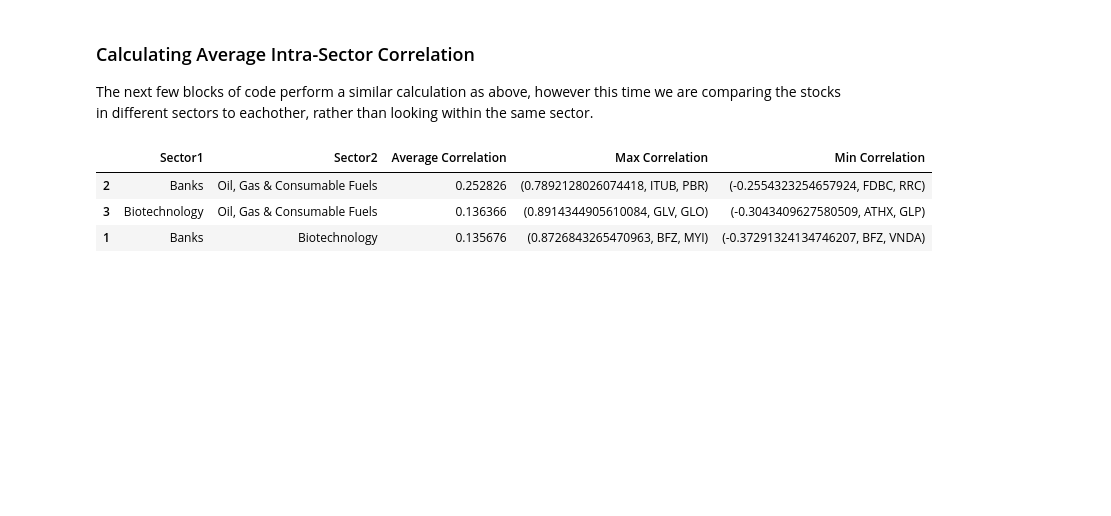
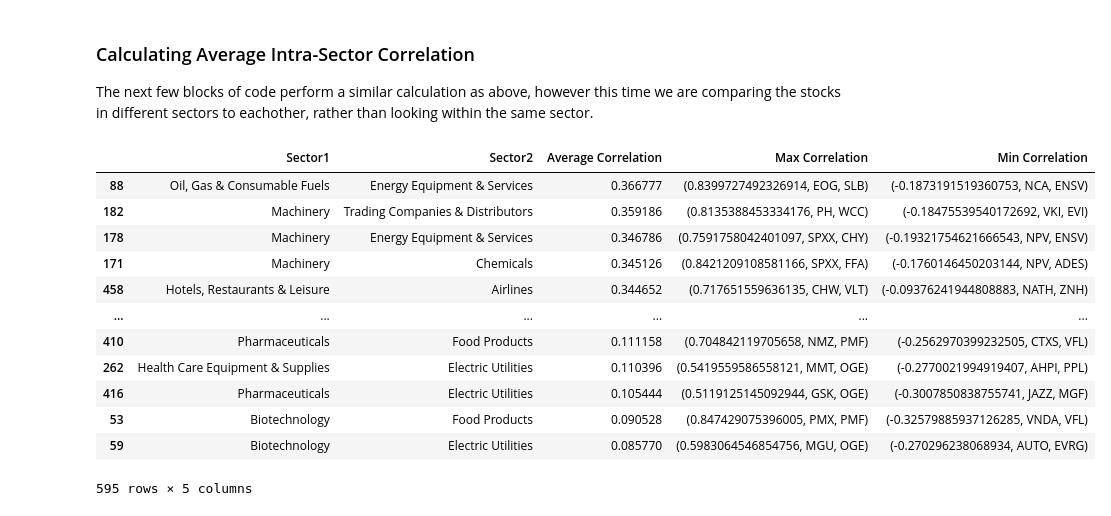
Before and after one commit to deliarm/672_final, a Jupyter notebook: sectorComp.ipynb, the cells around one changed output. Cells and saved outputs as stored; diff of their text form; code cells hidden in the pictures; blank space fills up the shorter version.

Commit message:
finished computing sector correlations

```diff
--- a/sectorComp.ipynb
+++ b/sectorComp.ipynb
@@ -181,9 +186,19 @@ def getAllInterSectorCorrelations(df):
 df_inter = pd.DataFrame(columns=["Sector1","Sector2","Average Correlation","Max Correlation","Min Correlation"])
 getAllInterSectorCorrelations(df_inter)
 # %%
-df_inter.sort_values('Average Correlation',ascending=False)
+df_inter = df_inter.sort_values('Average Correlation',ascending=False)
+df_inter
 # %% [output]
 |  | Sector1 | Sector2 | Average Correlation | Max Correlation | Min Correlation |
-| 2 | Banks | Oil, Gas & Consumable Fuels | 0.252826 | (0.7892128026074418, ITUB, PBR) | (-0.2554323254657924, FDBC, RRC) |
-| 3 | Biotechnology | Oil, Gas & Consumable Fuels | 0.136366 | (0.8914344905610084, GLV, GLO) | (-0.3043409627580509, ATHX, GLP) |
-| 1 | Banks | Biotechnology | 0.135676 | (0.8726843265470963, BFZ, MYI) | (-0.37291324134746207, BFZ, VNDA) |
+| 88 | Oil, Gas & Consumable Fuels | Energy Equipment & Services | 0.366777 | (0.8399727492326914, EOG, SLB) | (-0.1873191519360753, NCA, ENSV) |
+| 182 | Machinery | Trading Companies & Distributors | 0.359186 | (0.8135388453334176, PH, WCC) | (-0.18475539540172692, VKI, EVI) |
+| 178 | Machinery | Energy Equipment & Services | 0.346786 | (0.7591758042401097, SPXX, CHY) | (-0.19321754621666543, NPV, ENSV) |
+| 171 | Machinery | Chemicals | 0.345126 | (0.8421209108581166, SPXX, FFA) | (-0.1760146450203144, NPV, ADES) |
+| 458 | Hotels, Restaurants & Leisure | Airlines | 0.344652 | (0.717651559636135, CHW, VLT) | (-0.09376241944808883, NATH, ZNH) |
+| ... | ... | ... | ... | ... | ... |
+| 410 | Pharmaceuticals | Food Products | 0.111158 | (0.704842119705658, NMZ, PMF) | (-0.2562970399232505, CTXS, VFL) |
+| 262 | Health Care Equipment & Supplies | Electric Utilities | 0.110396 | (0.5419559586558121, MMT, OGE) | (-0.2770021994919407, AHPI, PPL) |
+| 416 | Pharmaceuticals | Electric Utilities | 0.105444 | (0.5119125145092944, GSK, OGE) | (-0.3007850838755741, JAZZ, MGF) |
+| 53 | Biotechnology | Food Products | 0.090528 | (0.847429075396005, PMX, PMF) | (-0.32579885937126285, VNDA, VFL) |
+| 59 | Biotechnology | Electric Utilities | 0.085770 | (0.5983064546854756, MGU, OGE) | (-0.270296238068934, AUTO, EVRG) |
+595 rows × 5 columns
```
Also changed, not shown: parts of 4 cells of this notebook, 5 other files.
